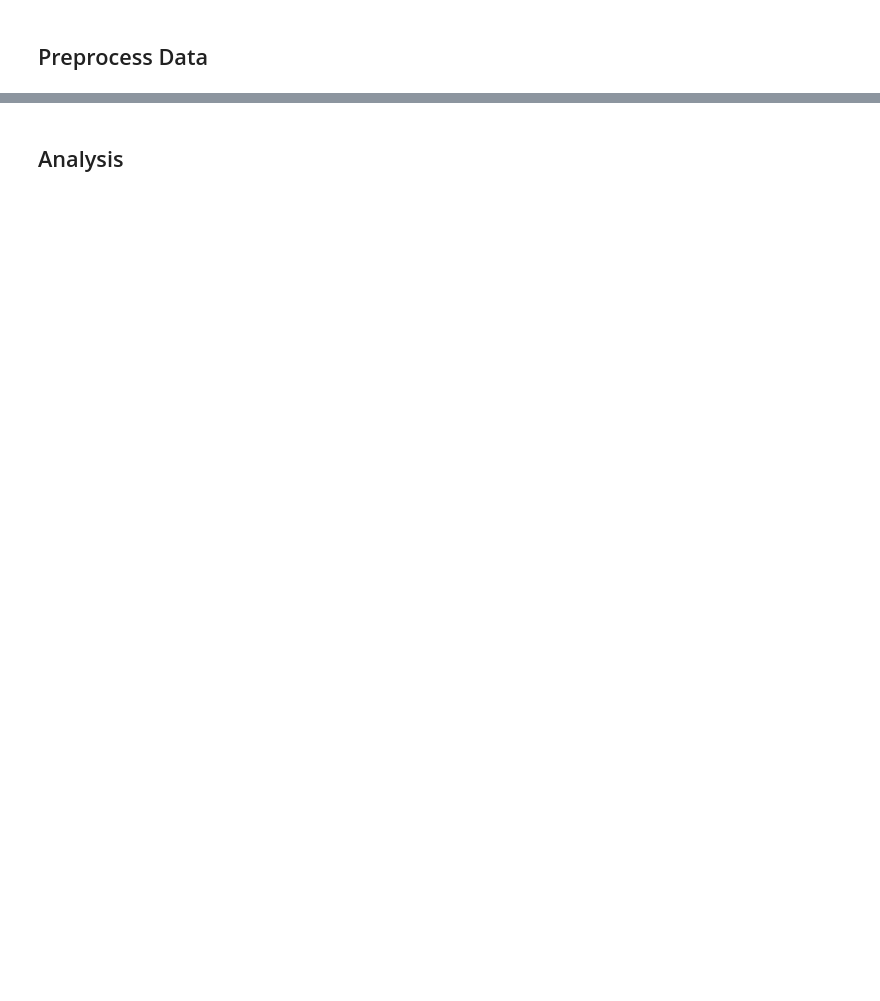
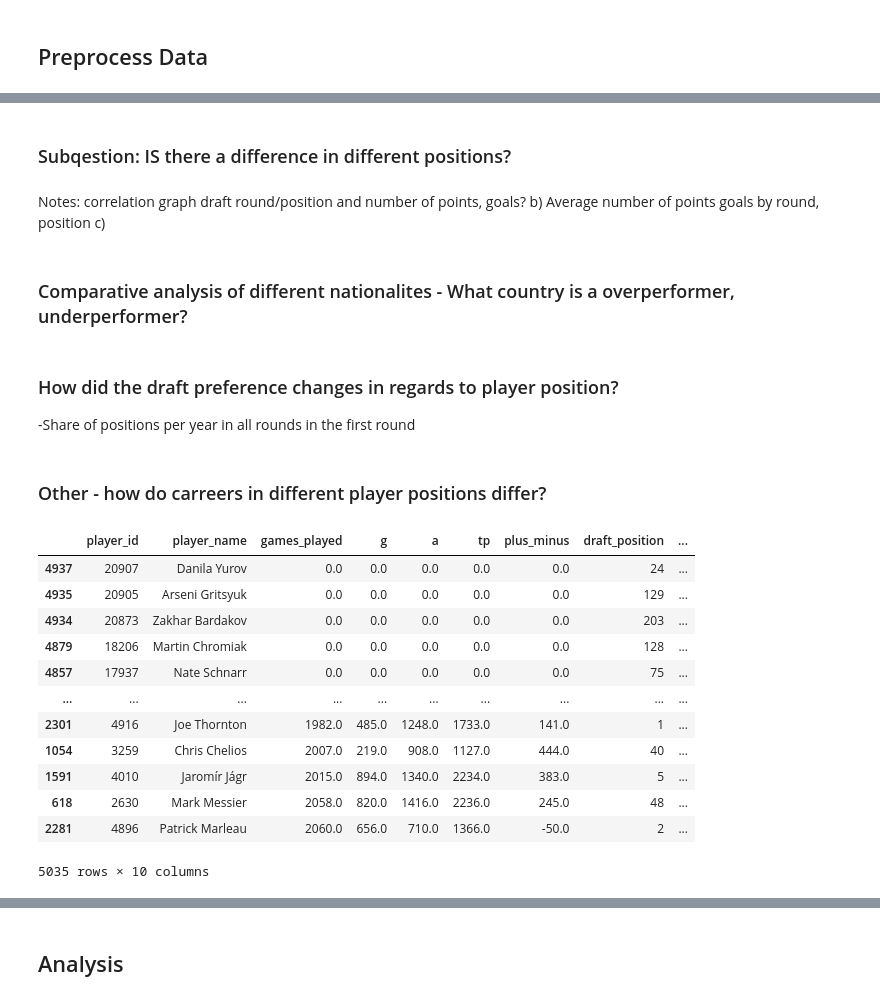
Before and after one commit to honzaz1234/elite, a Jupyter notebook: reports/drafts.ipynb, the cells around one changed output, grey strips where cells are left out. Saved outputs shown, nothing was run; the diff lists cells and outputs as text; code cells hidden in the pictures; blank space fills up the shorter version.

```diff
--- a/reports/drafts.ipynb
+++ b/reports/drafts.ipynb
@@ -19,16 +42,24 @@ QUERY_FILE_PATH = (
 # %%
-db_session = GetDatabaseSession(db_path=DATABASE_PATH)
-db_session.set_up_connection()
+db_session = GetDatabaseSession(db_path=DATABASE_PATH, db_source=db)
+db_session.start_session()
 query_o = dq.DbDataGetter(db_session=db_session.session)
+
+#player stats
 data_players = query_o.get_db_query_result(
     query_name="season_player_stats", query_file_path=QUERY_FILE_PATH
     )
+
+#goalie stats
 data_goalies = query_o.get_db_query_result(
     query_name="season_goalie_stats", query_file_path=QUERY_FILE_PATH
     )
+
+#draft info for players
 data_drafts = query_o.get_db_query_result(
     query_name="draft_data_simple", query_file_path=QUERY_FILE_PATH
     )
+
+#nationalities of players
 data_nationalities = query_o.get_db_query_result(
     query_name="nationalities", query_file_path=QUERY_FILE_PATH
     )
@@ -100,10 +220,10 @@ drafts[['draft_year', 'player_id']].groupby(['draft_year']).nunique().head(60)
 ## Preprocess Data
 # %%
 #sum games in case player plays for more teams in one season
-player_stats = df.groupby(['player_id', 'player_name', 'season', 'league'], as_index=False)[["games_played","g", "a", "tp", "plus_minus"]].sum()
-draft_info = df[['player_id', 'player_name', 'draft_position', 'draft_round', 'draft_year']].drop_duplicates()
-player_stats = pd.merge(player_stats, draft_info, on='player_id')
+player_stats = players.groupby(['player_id', 'player_name', 'season', 'regular_season', 'league'], as_index=False)[["games_played","g", "a", "tp", "plus_minus"]].sum()
+player_stats = pd.merge(player_stats, drafts, on='player_id')
 player_stats.sort_values(by='tp', ascending=False)
 
-player_stats_overall_nhl = df[df['league']=='nhl'].groupby(['player_id', 'player_name'], as_index=False)[["games_played","g", "a", "tp", "plus_minus"]].sum()
-player_stats_overall_nhl = pd.merge(player_stats_overall_nhl, draft_info[["draft_position", "draft_round", "draft_year", "player_id"]], on='player_id')
+#play off + regular season only NHL
+player_stats_overall_nhl = players[players['league']=='nhl'].groupby(['player_id', 'player_name'], as_index=False)[["games_played","g", "a", "tp", "plus_minus"]].sum()
+player_stats_overall_nhl = pd.merge(player_stats_overall_nhl, drafts[["draft_position", "draft_round", "draft_year", "player_id"]], on='player_id')
@@ -125,0 +236,29 @@ draft_info[draft_info['draft_year'] == 1975]
+# %% [markdown]
+### Subqestion: IS there a difference in different positions?
+# %% [markdown]
+Notes: correlation graph draft round/position and number of points, goals?
+b) Average number of points goals by round, position
+c)
+# %% [markdown]
+### Comparative analysis of different nationalites - What country is a overperformer, underperformer?
+# %% [markdown]
+### How did the draft preference changes in regards to player position?
+-Share of positions per year in all rounds in the first round
+# %% [markdown]
+### Other - how do carreers in different player positions differ?
+# %%
+player_stats_overall_nhl.sort_values(by="games_played")
+# %% [output]
+|  | player_id | player_name | games_played | g | a | tp | plus_minus | draft_position | ... |
+| 4937 | 20907 | Danila Yurov | 0.0 | 0.0 | 0.0 | 0.0 | 0.0 | 24 | ... |
+| 4935 | 20905 | Arseni Gritsyuk | 0.0 | 0.0 | 0.0 | 0.0 | 0.0 | 129 | ... |
+| 4934 | 20873 | Zakhar Bardakov | 0.0 | 0.0 | 0.0 | 0.0 | 0.0 | 203 | ... |
+| 4879 | 18206 | Martin Chromiak | 0.0 | 0.0 | 0.0 | 0.0 | 0.0 | 128 | ... |
+| 4857 | 17937 | Nate Schnarr | 0.0 | 0.0 | 0.0 | 0.0 | 0.0 | 75 | ... |
+| ... | ... | ... | ... | ... | ... | ... | ... | ... | ... |
+| 2301 | 4916 | Joe Thornton | 1982.0 | 485.0 | 1248.0 | 1733.0 | 141.0 | 1 | ... |
+| 1054 | 3259 | Chris Chelios | 2007.0 | 219.0 | 908.0 | 1127.0 | 444.0 | 40 | ... |
+| 1591 | 4010 | Jaromír Jágr | 2015.0 | 894.0 | 1340.0 | 2234.0 | 383.0 | 5 | ... |
+| 618 | 2630 | Mark Messier | 2058.0 | 820.0 | 1416.0 | 2236.0 | 245.0 | 48 | ... |
+| 2281 | 4896 | Patrick Marleau | 2060.0 | 656.0 | 710.0 | 1366.0 | -50.0 | 2 | ... |
+5035 rows × 10 columns
```
Also changed, not shown: parts of 25 cells of this notebook.
